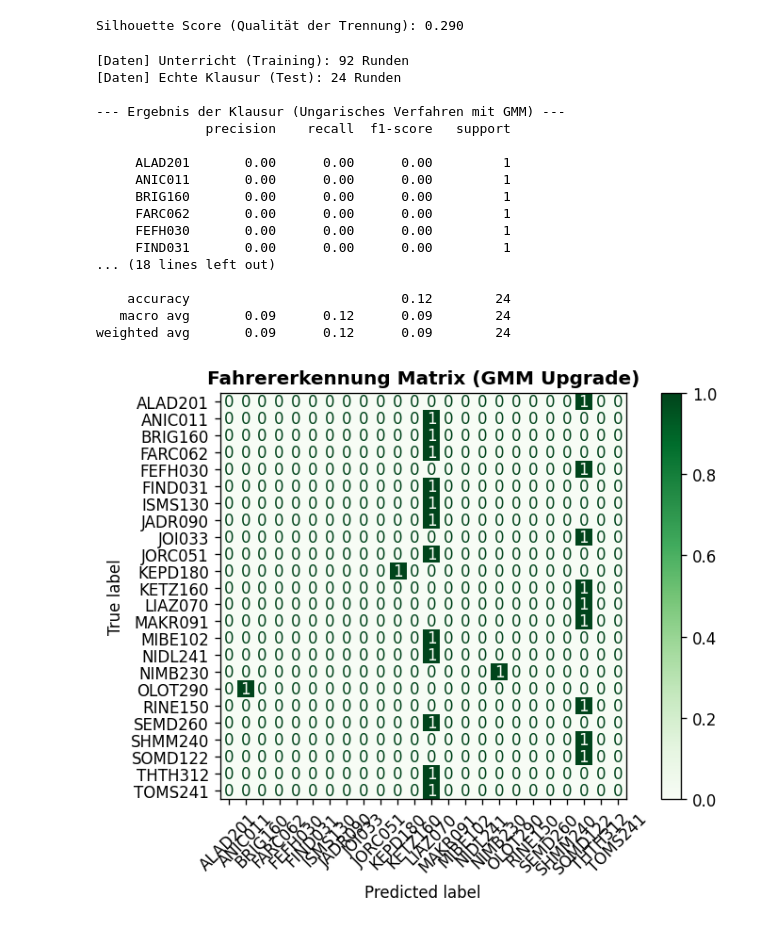
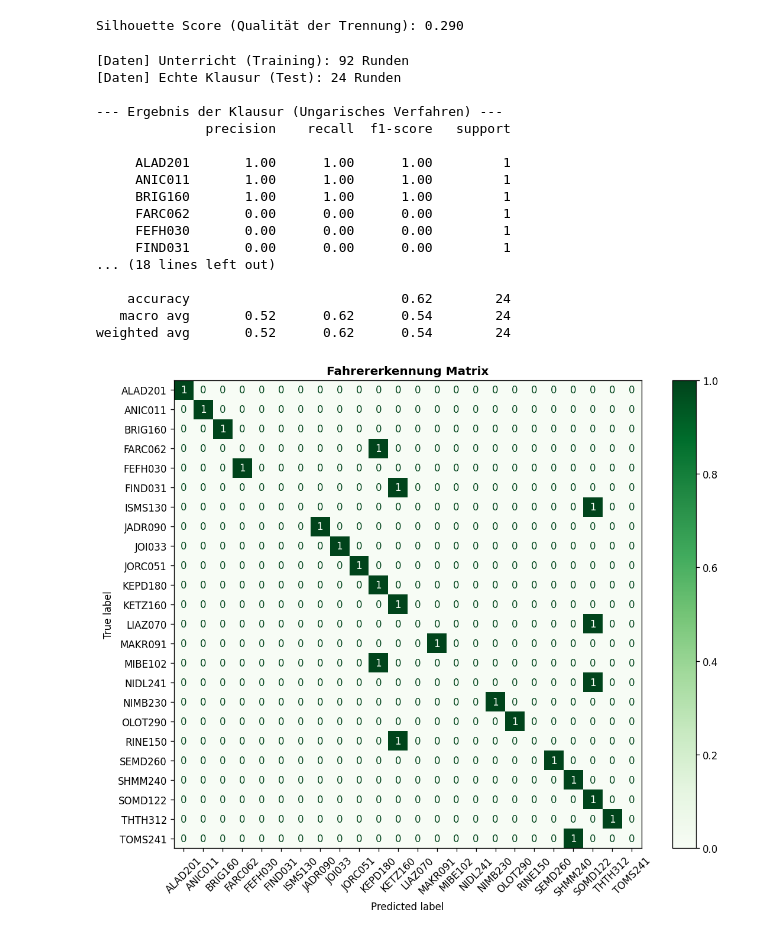
Before and after one commit to Riggi0815/ISKI, a Jupyter notebook: 4_clustering.ipynb, the cells around one changed output. Drawn from its saved outputs; the diff is of its cells as text; code cells hidden in the pictures.

Commit message:
Update clustering notebook and add outputs

```diff
--- a/4_clustering.ipynb
+++ b/4_clustering.ipynb
@@ -314,7 +385,7 @@ try:
 
     # 3. K-Means Training (Wir nehmen die Anzahl der Fahrer als Cluster-Anzahl)
     num_drivers = df_master_ml['Fahrer_ID'].nunique()
-    kmeans_final = KMeans(n_clusters=num_drivers, random_state=42, n_init=1000)
+    kmeans_final = KMeans(n_clusters=num_drivers, random_state=42, n_init=100)
     df_master_ml['Fahrstil_Cluster_ID'] = kmeans_final.fit_predict(x_scaled)
 
     # ungarische Methode
@@ -410,13 +481,9 @@ try:
     X_train_scaled = scaler.fit_transform(X_train)
     X_test_scaled = scaler.transform(X_test)
 
-    # Training (K-Means sucht nach den 5 Fahrstilen im 8D-Raum)
+    # Training
     num_drivers = train_df['Fahrer_ID'].nunique()
-    kmeans = KMeans(
-        n_clusters=num_drivers,
-        random_state=42,
-        n_init=100,
-    )
+    kmeans = KMeans(n_clusters=num_drivers, random_state=42, n_init=5000)
     train_df['Cluster_ID'] = kmeans.fit_predict(X_train_scaled)
 
     # ungarische Methode
@@ -444,7 +511,7 @@ try:
     cm = confusion_matrix(y_true_test, y_pred_test)
     labels = sorted(y_true_test.unique())
 
-    fig1, ax1 = plt.subplots(figsize=(7, 5), dpi=120)
+    fig1, ax1 = plt.subplots(figsize=(10, 8), dpi=120)
     disp = ConfusionMatrixDisplay(confusion_matrix=cm, display_labels=labels)
     disp.plot(ax=ax1, cmap=plt.cm.Greens, xticks_rotation=45)
     plt.title("Fahrererkennung Matrix", fontweight='bold')
@@ -489,38 +556,38 @@ try:
     var_exp = pca_3d.explained_variance_ratio_
     ax2.set_title(f"3D-PCA: Die 5 Fahrstile im Raum\n(Gesamte erklärte Varianz: {sum(var_exp):.1%})", fontweight='bold', pad=20)
     ax2.set_xlabel(f"PC1 ({var_exp[0]:.1%})", labelpad=10)
     ax2.set_ylabel(f"PC2 ({var_exp[1]:.1%})", labelpad=10)
     ax2.set_zlabel(f"PC3 ({var_exp[2]:.1%})", labelpad=10)
 
     # Saubere Legende für die echten Fahrer-IDs bauen
     legend_elements = [
         Line2D([0], [0], marker=markers[i % len(markers)], color='w',
                markerfacecolor='gray', markersize=10, label=f"Fahrer: {fahrer}")
         for i, fahrer in enumerate(sorted(train_df['Fahrer_ID'].unique()))
     ]
     ax2.legend(handles=legend_elements, loc='upper left')
 
     plt.tight_layout()
     plt.show()
 
 except Exception as e:
     print(f"\n[FAIL] Kritischer Fehler im Test-Modul: {e}")
 # %% [output]
 [Daten] Unterricht (Training): 92 Runden
 [Daten] Echte Klausur (Test): 24 Runden
 
---- Ergebnis der Klausur (Ungarisches Verfahren mit GMM) ---
+--- Ergebnis der Klausur (Ungarisches Verfahren) ---
               precision    recall  f1-score   support
 
-     ALAD201       0.00      0.00      0.00         1
-     ANIC011       0.00      0.00      0.00         1
-     BRIG160       0.00      0.00      0.00         1
+     ALAD201       1.00      1.00      1.00         1
+     ANIC011       1.00      1.00      1.00         1
+     BRIG160       1.00      1.00      1.00         1
      FARC062       0.00      0.00      0.00         1
      FEFH030       0.00      0.00      0.00         1
      FIND031       0.00      0.00      0.00         1
 ... (18 lines left out)
 
-    accuracy                           0.12        24
-   macro avg       0.09      0.12      0.09        24
-weighted avg       0.09      0.12      0.09        24
+    accuracy                           0.62        24
+   macro avg       0.52      0.62      0.54        24
+weighted avg       0.52      0.62      0.54        24
-[figure, old version]
+[figure, new version]
```
Also changed, not shown: parts of 4 cells of this notebook, 5 other files.
